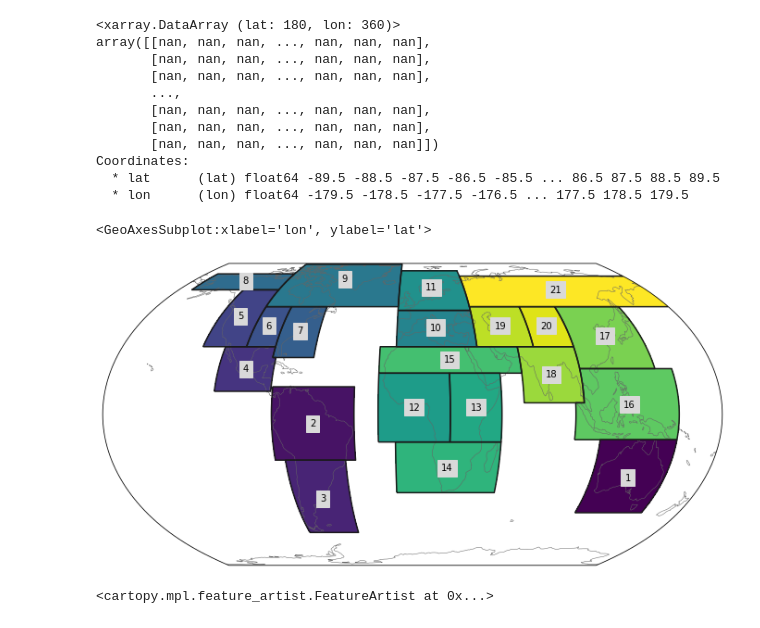
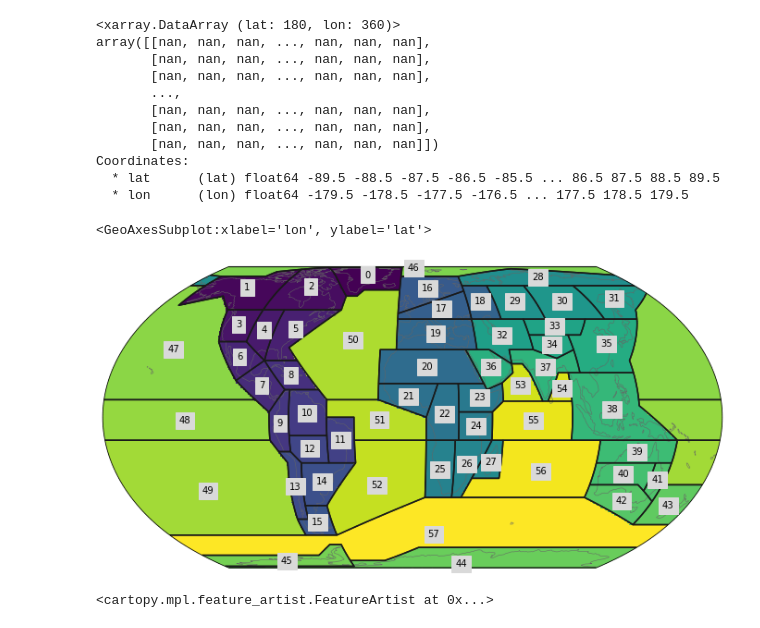
Before and after one commit to cmip6moap/project10, a Jupyter notebook: notebooks/UTCI_changes_over_time.ipynb, the cells around one changed output. Drawn from its saved outputs; the diff is of its cells as text; code cells hidden in the pictures.

```diff
--- a/notebooks/UTCI_changes_over_time.ipynb
+++ b/notebooks/UTCI_changes_over_time.ipynb
@@ -25,7 +27,10 @@ for subfolder in subfolders[1:2]:
     for ssfolder in ssfolders[:2]:
         # files = os.listdir(os.path.join(folder, subfolder, ssfolder))
         # print(files)
-        data = xr.open_mfdataset(os.path.join(folder, subfolder, ssfolder, "*.nc"), concat_dim="time", engine="netcdf4")
+        data = xr.open_mfdataset(
+            os.path.join(folder, subfolder, ssfolder, "*.nc"), concat_dim="time", engine="netcdf4",
+            #chunks={'lat': 30, 'lon': 30, 'time': -1}
+        )
         resample = data.resample(time="M").mean()
 # %% [output]
 ['r1i1p1f1']
@@ -55,19 +60,17 @@ Coordinates:
   * lat      (lat) float64 -89.5 -88.5 -87.5 -86.5 -85.5 ... 86.5 87.5 88.5 89.5
   * lon      (lon) float64 -179.5 -178.5 -177.5 -176.5 ... 177.5 178.5 179.5
 # %%
-mask = regionmask.defined_regions.giorgi.mask(resample)
+mask = regionmask.defined_regions.ar6.all.mask(resample)
 proj = ccrs.EqualEarth()
 f = plt.figure(figsize=(12,8))
 ax = plt.subplot(111, projection=proj)
-#ax.set_global()
 mask.plot(ax=ax, transform=ccrs.PlateCarree(), add_colorbar=False)
-#ax.coastlines()
-regionmask.defined_regions.giorgi.plot(
+regionmask.defined_regions.ar6.all.plot(
     ax=ax, coastlines=True
 )
 # %% [output]
 <GeoAxesSubplot:xlabel='lon', ylabel='lat'>
-[figure, old version]
+[figure, new version]
 # %%
 plt.figure(figsize=(12, 8))
 ax = plt.subplot(111, projection=proj)
```
Also changed, not shown: parts of 22 cells of this notebook, 2 other files.
